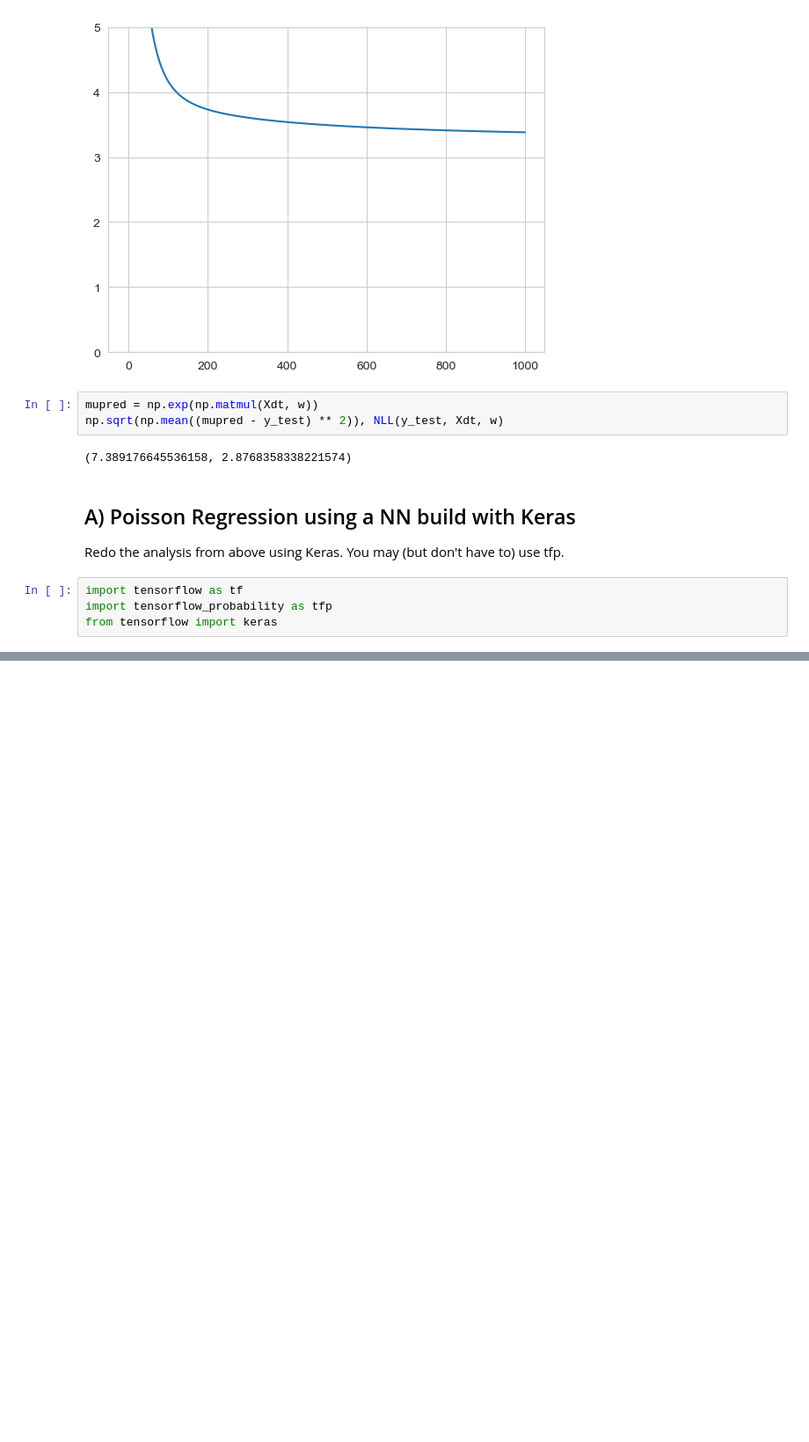
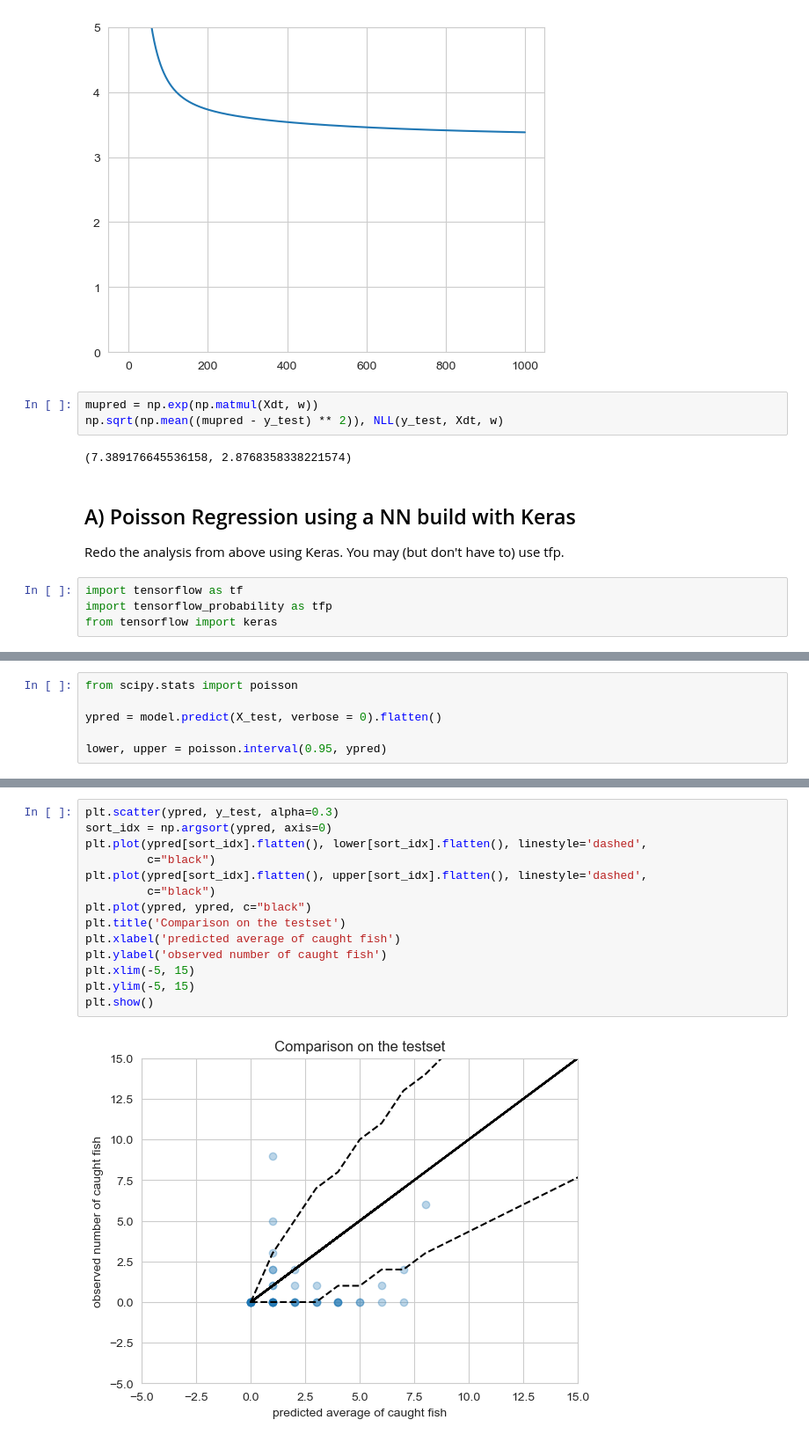
Before and after one commit to flnat/DeepLearning, a Jupyter notebook: Blatt_3/Fish_Poisson_Keras.ipynb, the cells around one changed output, grey strips where cells are left out. Shown at 88% size. Cells and saved outputs as stored; diff of their text form; blank space fills up the shorter version.

```diff
--- a/Blatt_3/Fish_Poisson_Keras.ipynb
+++ b/Blatt_3/Fish_Poisson_Keras.ipynb
@@ -264,0 +244,6 @@ def NLL(y_train, Xd, w):
+# %%
+from scipy.stats import poisson
+
+ypred = model.predict(X_test, verbose = 0).flatten()
+
+lower, upper = poisson.interval(0.95, ypred)
@@ -264,0 +264,16 @@ def NLL(y_train, Xd, w):
+# %%
+plt.scatter(ypred, y_test, alpha=0.3)
+sort_idx = np.argsort(ypred, axis=0)
+plt.plot(ypred[sort_idx].flatten(), lower[sort_idx].flatten(), linestyle='dashed',
+         c="black")
+plt.plot(ypred[sort_idx].flatten(), upper[sort_idx].flatten(), linestyle='dashed',
+         c="black")
+plt.plot(ypred, ypred, c="black")
+plt.title('Comparison on the testset')
+plt.xlabel('predicted average of caught fish')
+plt.ylabel('observed number of caught fish')
+plt.xlim(-5, 15)
+plt.ylim(-5, 15)
+plt.show()
+# %% [output]
+[figure, added]
```
Also changed, not shown: parts of 7 cells of this notebook.
